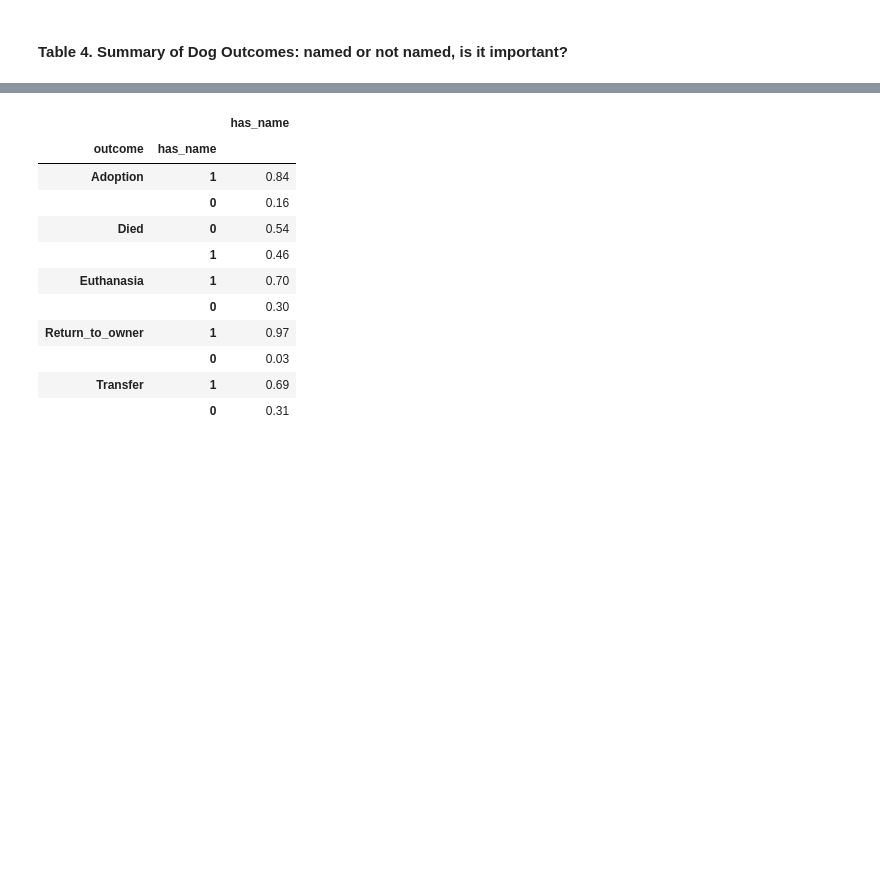
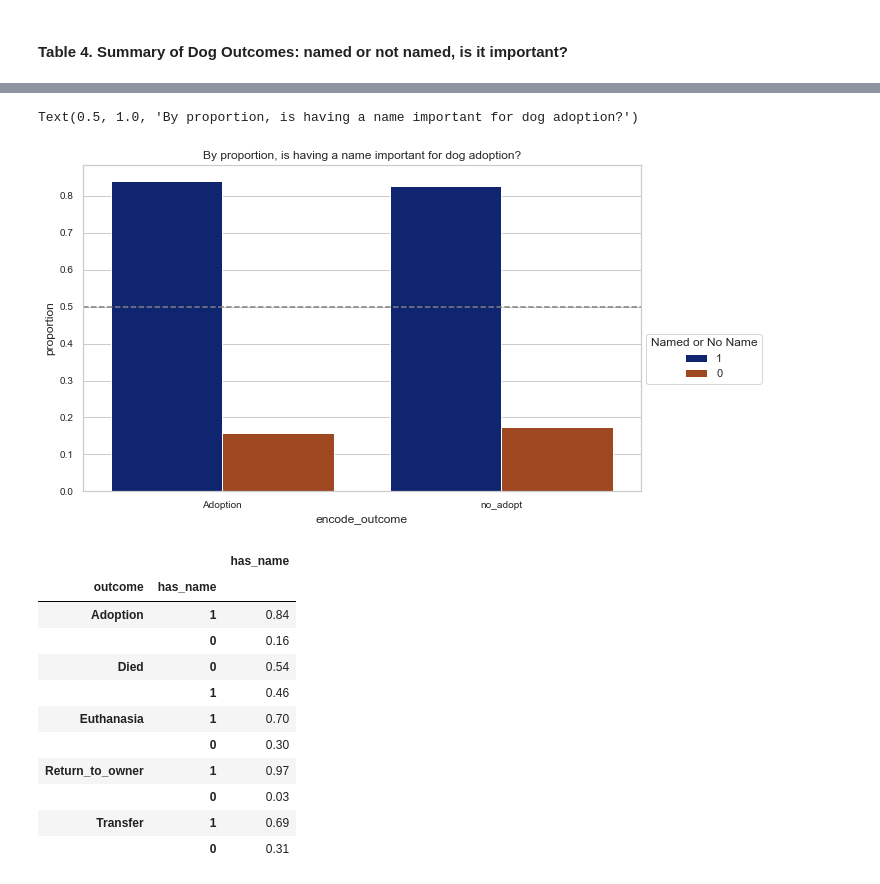
Before and after one commit to Jacqueline-A-Shay/Animal_Shelter, a Jupyter notebook: data.prep.EDA.feature.prep.ipynb, the cells around one changed output, grey strips where cells are left out. Cells and saved outputs as stored; diff of their text form; code cells hidden in the pictures; blank space fills up the shorter version.

Commit message:
add more in name

```diff
--- a/data.prep.EDA.feature.prep.ipynb
+++ b/data.prep.EDA.feature.prep.ipynb
@@ -848,3 +882,20 @@ dog['has_name'] = dog.has_name.apply(lambda x: 1 if x != 0 else x)
+# %%
+plt.figure(figsize=(10,6))
+x, y, hue = "encode_outcome", "proportion", "has_name"
+
+prop_df = (dog
+           .groupby(x)[hue]
+           .value_counts(normalize=True)
+           .rename(y)
+           .reset_index())
+
+(sns.barplot(x=x, y=y, hue=hue, data=prop_df, palette="dark", hue_order = [1, 0]))
+plt.axhline(y=.5, linestyle = '--', color = 'grey')
+plt.legend(title='Named or No Name', loc='upper left', bbox_to_anchor=(1, 0.5))
+plt.title("By proportion, is having a name important for dog adoption?")
+# %% [output]
+Text(0.5, 1.0, 'By proportion, is having a name important for dog adoption?')
+[figure, added]
 # %%
 # dog - summary table for outcomes of differerent neutered/spayed status
 
```
Also changed, not shown: parts of 5 cells of this notebook, 1 other file.
